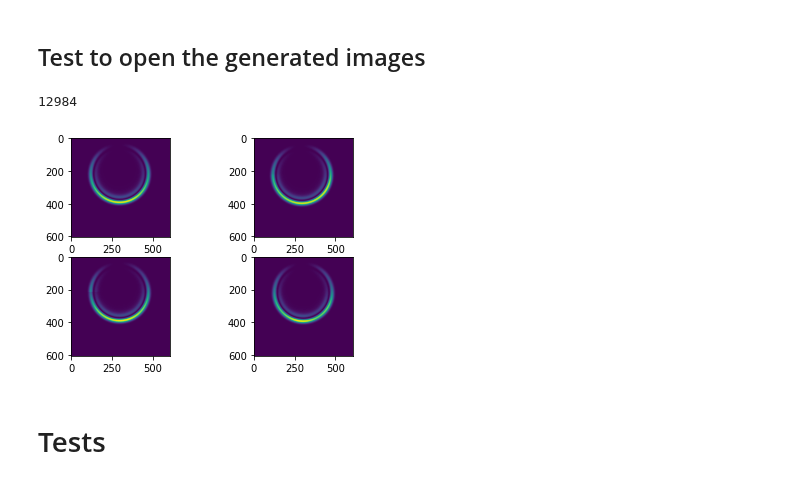
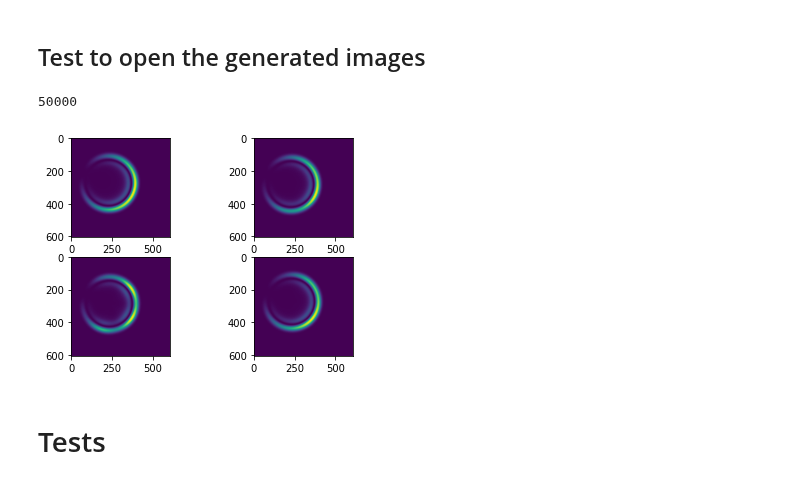
Before and after one commit to Oiangu9/Conical_Refraction_Polarimeter, a Jupyter notebook: LAB/DEEP_LEARNING/Dataset_Generator/NOTEBOOK_D_Matrix_Grid_Simulator_WORKER_0.ipynb, the cells around one changed output. Drawn from its saved outputs; the diff is of its cells as text; code cells hidden in the pictures.

```diff
--- a/LAB/DEEP_LEARNING/Dataset_Generator/NOTEBOOK_D_Matrix_Grid_Simulator_WORKER_0.ipynb
+++ b/LAB/DEEP_LEARNING/Dataset_Generator/NOTEBOOK_D_Matrix_Grid_Simulator_WORKER_0.ipynb
@@ -1426,21 +1448,21 @@ Processed 5200/50000 batches 10.4 %
 # %%
 import matplotlib.pyplot as plt
 h5f = h5py.File(f"{output_directory}/Dataset_K={K}_Noisy_Non_Noisy_same_angle.h5",'r')
 print(len(h5f))
-imgs = h5f['12920']
+imgs = h5f['10320']
 fig=plt.figure()
 ax=fig.add_subplot(221)
 ax.imshow(imgs[0])
 ax=fig.add_subplot(222)
 ax.imshow(imgs[1])
 ax=fig.add_subplot(223)
 ax.imshow(imgs[2])
 ax=fig.add_subplot(224)
 ax.imshow(imgs[3])
 plt.show()
 # %% [output]
-12984
+50000
-[figure, old version]
+[figure, new version]
 # %% [markdown]
 # Tests
 # %%
```
Also changed, not shown: parts of 7 cells of this notebook, 3 other files.
